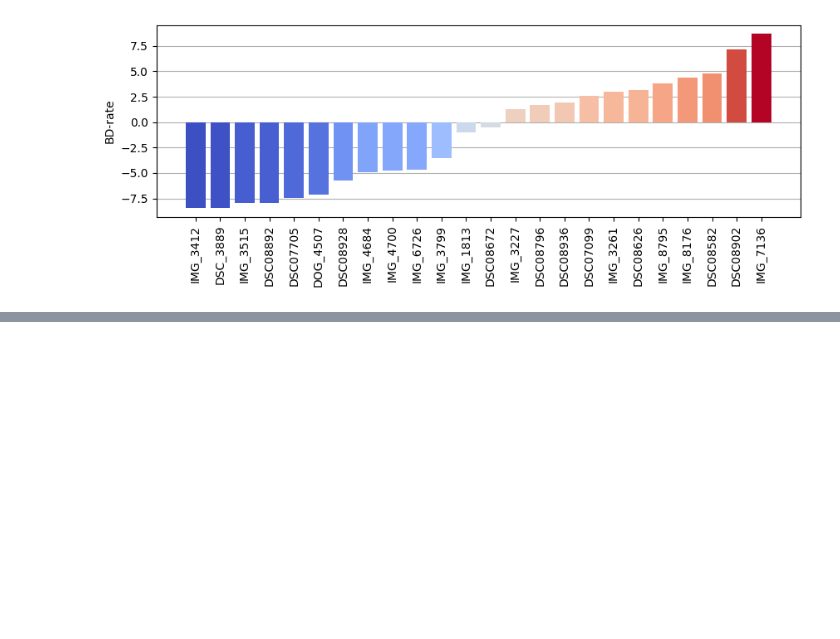
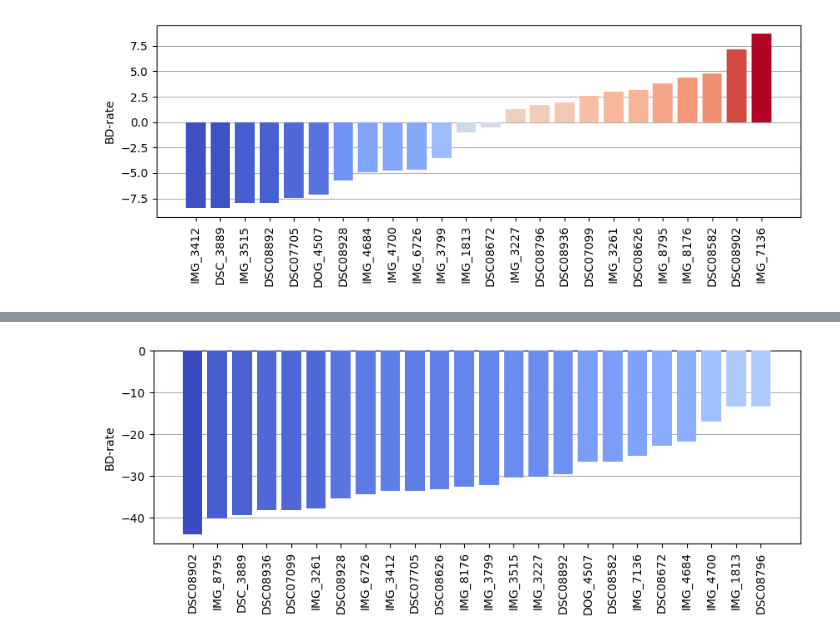
Before and after one commit to fgvfgfg564/TCM-lite, a Jupyter notebook: experiments/SAv1/performance/plot_performance.ipynb, the cells around one changed output, grey strips where cells are left out. Cells and saved outputs as stored; diff of their text form; code cells hidden in the pictures; blank space fills up the shorter version.

```diff
--- a/experiments/SAv1/performance/plot_performance.ipynb
+++ b/experiments/SAv1/performance/plot_performance.ipynb
@@ -326,0 +335,4 @@ plot_img_results(ours_results[0.01], anchor_results["tcm"])
+# %%
+plot_img_results(anchor_results["vtm"], anchor_results["bpg"])
+# %% [output]
+[figure, added]
```
Also changed, not shown: parts of 4 cells of this notebook, 26 other files.
